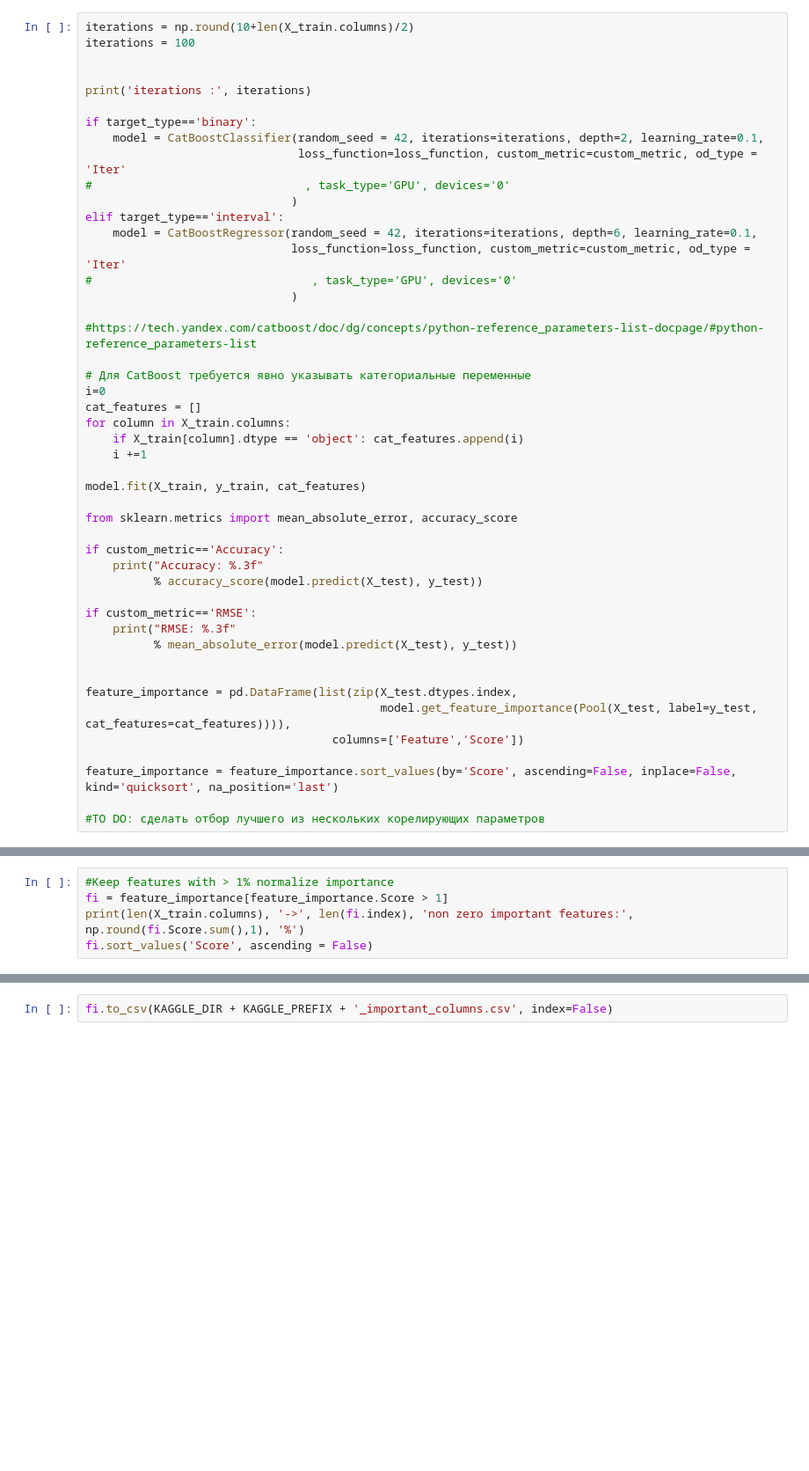
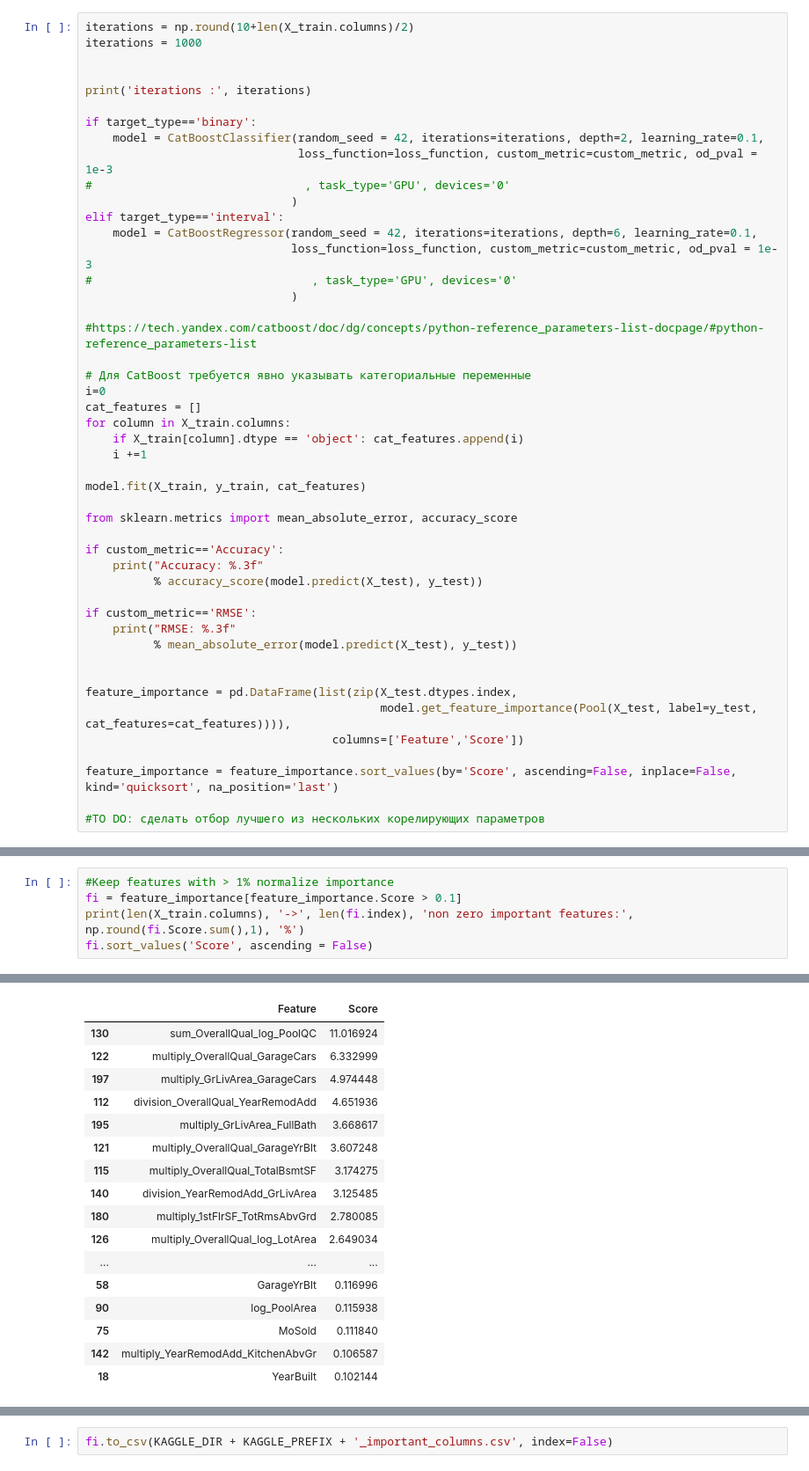
Before and after one commit to 32r81b/Pipeline-0.1, a Jupyter notebook: 4. Feature Selection.ipynb, the cells around one changed output, grey strips where cells are left out. Shown at 88% size. Cells and saved outputs as stored; diff of their text form; blank space fills up the shorter version.

```diff
--- a/4. Feature Selection.ipynb
+++ b/4. Feature Selection.ipynb
@@ -20,18 +20,18 @@ X_train.shape
 # %%
 iterations = np.round(10+len(X_train.columns)/2)
-iterations = 100
+iterations = 1000
 
 
 print('iterations :', iterations)
 
 if target_type=='binary':
     model = CatBoostClassifier(random_seed = 42, iterations=iterations, depth=2, learning_rate=0.1,
-                               loss_function=loss_function, custom_metric=custom_metric, od_type = 'Iter'
+                               loss_function=loss_function, custom_metric=custom_metric, od_pval = 1e-3
 #                               , task_type='GPU', devices='0'
                               )
 elif target_type=='interval':
     model = CatBoostRegressor(random_seed = 42, iterations=iterations, depth=6, learning_rate=0.1,
-                              loss_function=loss_function, custom_metric=custom_metric, od_type = 'Iter'
+                              loss_function=loss_function, custom_metric=custom_metric, od_pval = 1e-3
 #                                , task_type='GPU', devices='0'
                               )
 
@@ -76,5 +87,6 @@ Warning: Custom metrics will not be evaluated because there are no test datasets
 # %%
 #Keep features with > 1% normalize importance
-fi = feature_importance[feature_importance.Score > 1]
+fi = feature_importance[feature_importance.Score > 0.1]
 print(len(X_train.columns), '->', len(fi.index), 'non zero important features:', np.round(fi.Score.sum(),1), '%')
 fi.sort_values('Score', ascending = False)
+# %% [output]
@@ -80,0 +94,17 @@ fi.sort_values('Score', ascending = False)
+|  | Feature | Score |
+| 130 | sum_OverallQual_log_PoolQC | 11.016924 |
+| 122 | multiply_OverallQual_GarageCars | 6.332999 |
+| 197 | multiply_GrLivArea_GarageCars | 4.974448 |
+| 112 | division_OverallQual_YearRemodAdd | 4.651936 |
+| 195 | multiply_GrLivArea_FullBath | 3.668617 |
+| 121 | multiply_OverallQual_GarageYrBlt | 3.607248 |
+| 115 | multiply_OverallQual_TotalBsmtSF | 3.174275 |
+| 140 | division_YearRemodAdd_GrLivArea | 3.125485 |
+| 180 | multiply_1stFlrSF_TotRmsAbvGrd | 2.780085 |
+| 126 | multiply_OverallQual_log_LotArea | 2.649034 |
+| ... | ... | ... |
+| 58 | GarageYrBlt | 0.116996 |
+| 90 | log_PoolArea | 0.115938 |
+| 75 | MoSold | 0.111840 |
+| 142 | multiply_YearRemodAdd_KitchenAbvGr | 0.106587 |
+| 18 | YearBuilt | 0.102144 |
```
Also changed, not shown: parts of 6 cells of this notebook, 14 other files.
